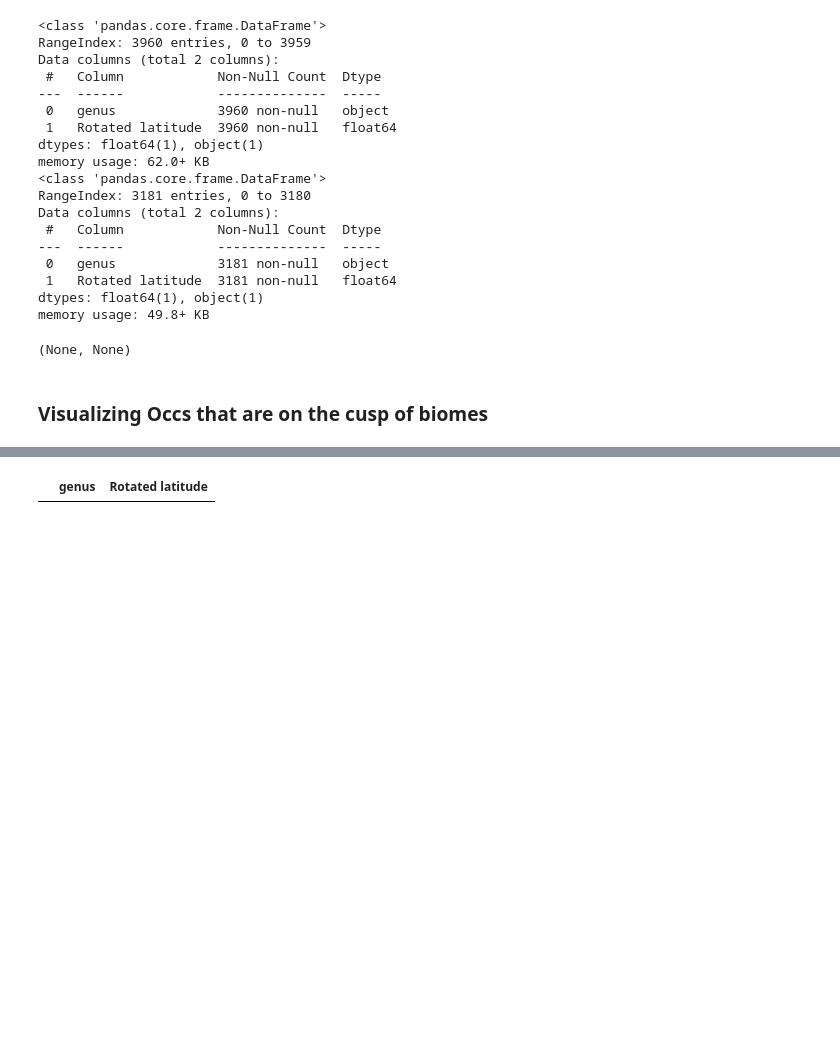
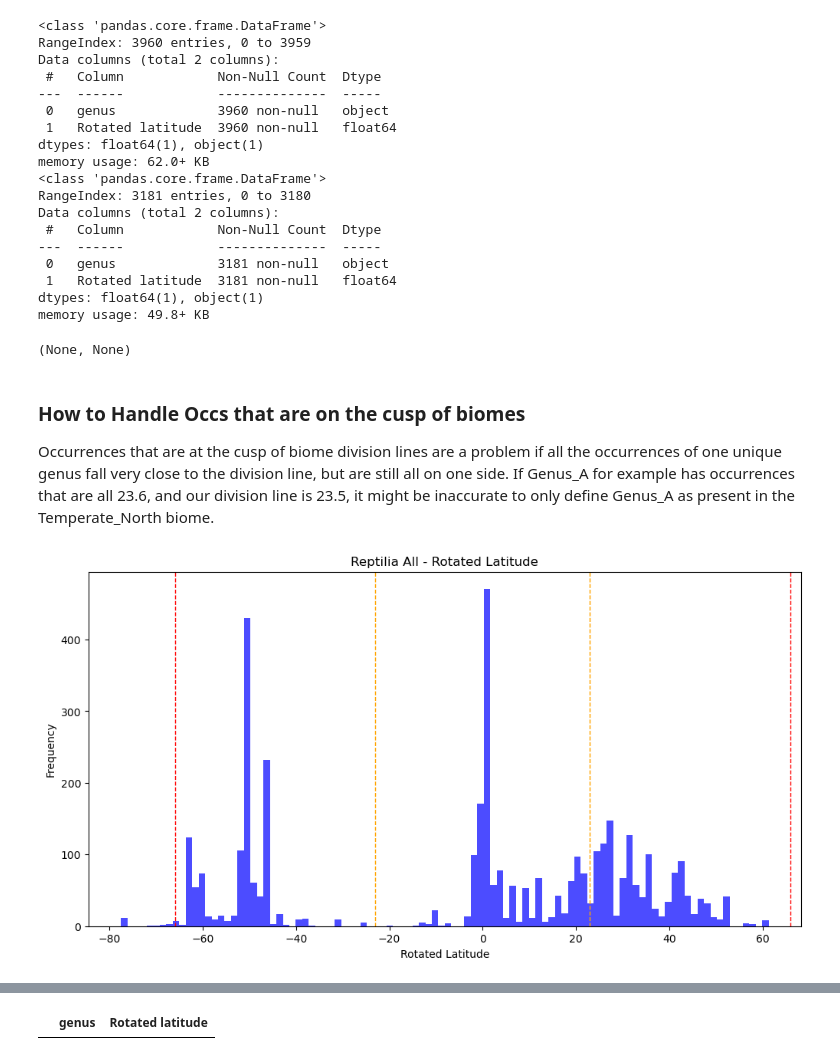
Before and after one commit to shelleylwang/pt_diversity_rates, a Jupyter notebook: updated_occurrence_analyses/data/eda.ipynb, the cells around one changed output, grey strips where cells are left out. Drawn from its saved outputs; the diff is of its cells as text; code cells hidden in the pictures; blank space fills up the shorter version.

Commit message:
understanding genera on the cusp of biomes better

```diff
--- a/updated_occurrence_analyses/data/eda.ipynb
+++ b/updated_occurrence_analyses/data/eda.ipynb
@@ -1219,4 +1219,23 @@ dtypes: float64(1), object(1)
 memory usage: 49.8+ KB
 (None, None)
 # %% [markdown]
-### Visualizing Occs that are on the cusp of biomes
+### How to Handle Occs that are on the cusp of biomes
+
+
+Occurrences that are at the cusp of biome division lines are a problem if all the occurrences of one unique genus fall very close to the division line, but are still all on one side. If Genus_A for example has occurrences that are all 23.6, and our division line is 23.5, it might be inaccurate to only define Genus_A as present in the Temperate_North biome.
+# %%
+# Visualizing the latitudes, separately for Reptilia All and Synapsida
+plt.figure(figsize=(12, 6))
+plt.hist(reptilia_all_lats_filtered['Rotated latitude'], bins=100, color='blue', alpha=0.7)
+# vertical lines at x = 66, 23, -23, -66
+plt.axvline(x=66, color='red', linestyle='--', linewidth=1)
+plt.axvline(x=23, color='orange', linestyle='--', linewidth=1)
+plt.axvline(x=-23, color='orange', linestyle='--', linewidth=1)
+plt.axvline(x=-66, color='red', linestyle='--', linewidth=1)
+plt.title('Reptilia All - Rotated Latitude')
+plt.xlabel('Rotated Latitude')
+plt.ylabel('Frequency')
+plt.savefig('Perm-Trias/pt_data_visualizations/reptilia_all_widened_rotated_latitude_histogram.png')
+plt.show()
+# %% [output]
+[figure, added]
```
Also changed, not shown: parts of 5 cells of this notebook, 2 other files.
